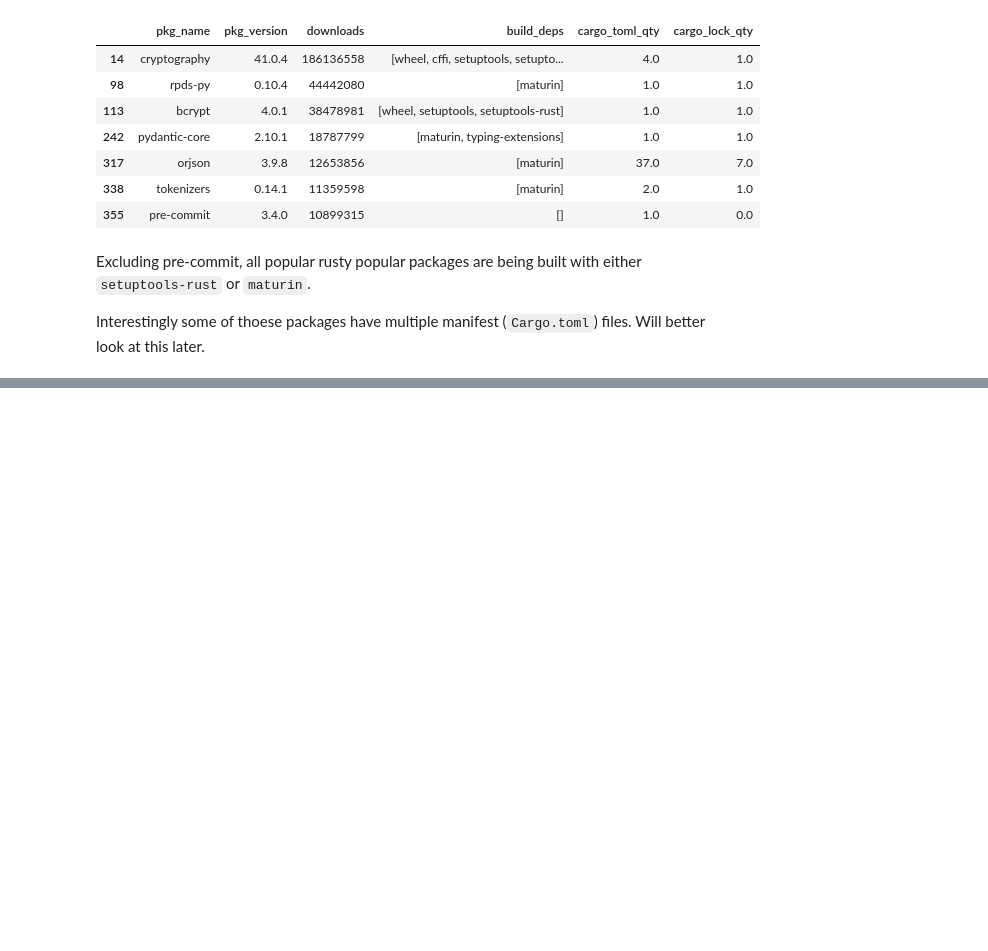
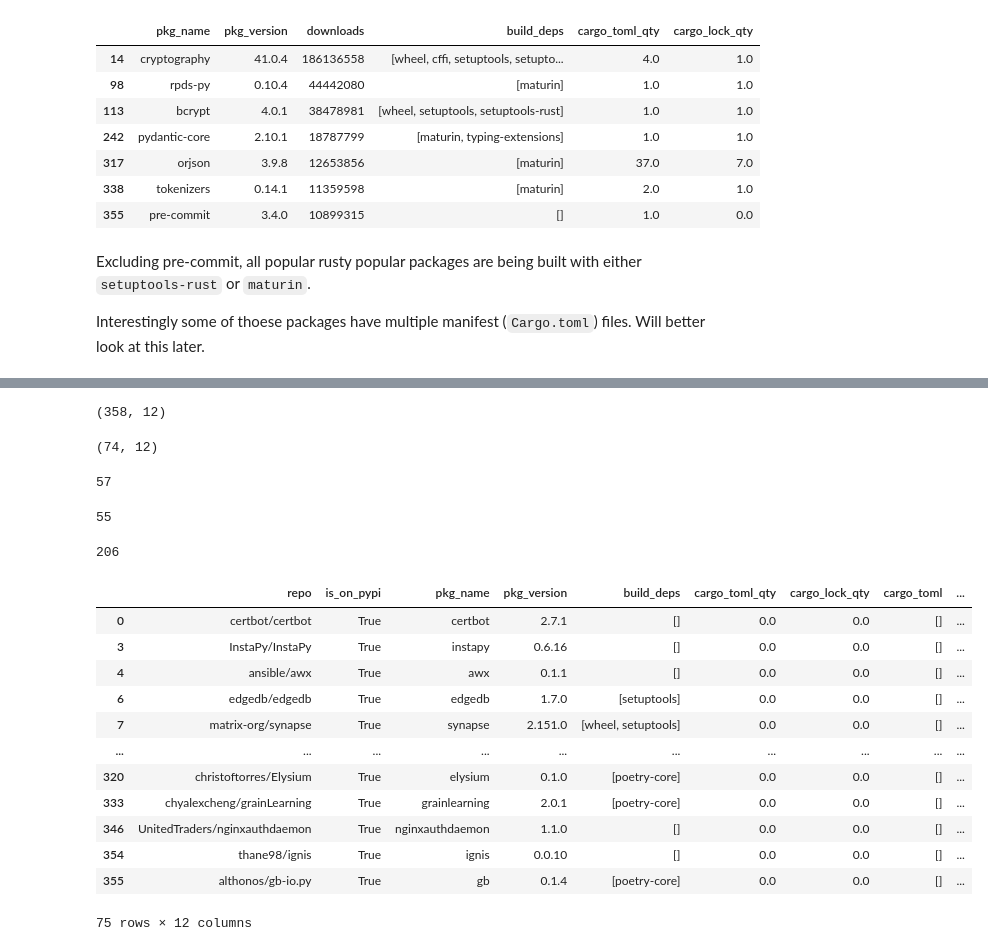
Before and after one commit to bruno-fs/python-rust-research, a Jupyter notebook: python-rusty-exploration.ipynb, the cells around one changed output, grey strips where cells are left out. Drawn from its saved outputs; the diff is of its cells as text; code cells hidden in the pictures; blank space fills up the shorter version.

```diff
--- a/python-rusty-exploration.ipynb
+++ b/python-rusty-exploration.ipynb
@@ -98,0 +105,39 @@ For now, lets look at packages that use `setuptools-rust` and/or `maturin`.
+# %%
+github_dataset = json.loads(Path("results/cargo-research-dependants-unique.json").read_text())
+df_github = pd.DataFrame(github_dataset)
+df_github.shape
+# %% [output]
+(358, 12)
+# %%
+is_rust_mask = (df_github.cargo_toml_qty > 0) | (df_github.cargo_lock_qty > 0)
+df_github[is_rust_mask].shape
+# %% [output]
+(74, 12)
+# %%
+df_github.error.notna().sum()
+# %% [output]
+57
+# %%
+df_github[df_github.error.notna()].error.str.count("PyPI doesn't have the source code for package").sum()
+# %% [output]
+55
+# %%
+df_github.is_on_pypi.sum()
+# %% [output]
+206
+# %%
+df_github[df_github.is_on_pypi & ~is_rust_mask & df_github.error.isna()]
+# %% [output]
+|  | repo | is_on_pypi | pkg_name | pkg_version | build_deps | cargo_toml_qty | cargo_lock_qty | cargo_toml | ... |
+| 0 | certbot/certbot | True | certbot | 2.7.1 | [] | 0.0 | 0.0 | [] | ... |
+| 3 | InstaPy/InstaPy | True | instapy | 0.6.16 | [] | 0.0 | 0.0 | [] | ... |
+| 4 | ansible/awx | True | awx | 0.1.1 | [] | 0.0 | 0.0 | [] | ... |
+| 6 | edgedb/edgedb | True | edgedb | 1.7.0 | [setuptools] | 0.0 | 0.0 | [] | ... |
+| 7 | matrix-org/synapse | True | synapse | 2.151.0 | [wheel, setuptools] | 0.0 | 0.0 | [] | ... |
+| ... | ... | ... | ... | ... | ... | ... | ... | ... | ... |
+| 320 | christoftorres/Elysium | True | elysium | 0.1.0 | [poetry-core] | 0.0 | 0.0 | [] | ... |
+| 333 | chyalexcheng/grainLearning | True | grainlearning | 2.0.1 | [poetry-core] | 0.0 | 0.0 | [] | ... |
+| 346 | UnitedTraders/nginxauthdaemon | True | nginxauthdaemon | 1.1.0 | [] | 0.0 | 0.0 | [] | ... |
+| 354 | thane98/ignis | True | ignis | 0.0.10 | [] | 0.0 | 0.0 | [] | ... |
+| 355 | althonos/gb-io.py | True | gb | 0.1.4 | [poetry-core] | 0.0 | 0.0 | [] | ... |
+75 rows × 12 columns
```
Also changed, not shown: parts of 13 cells of this notebook.
